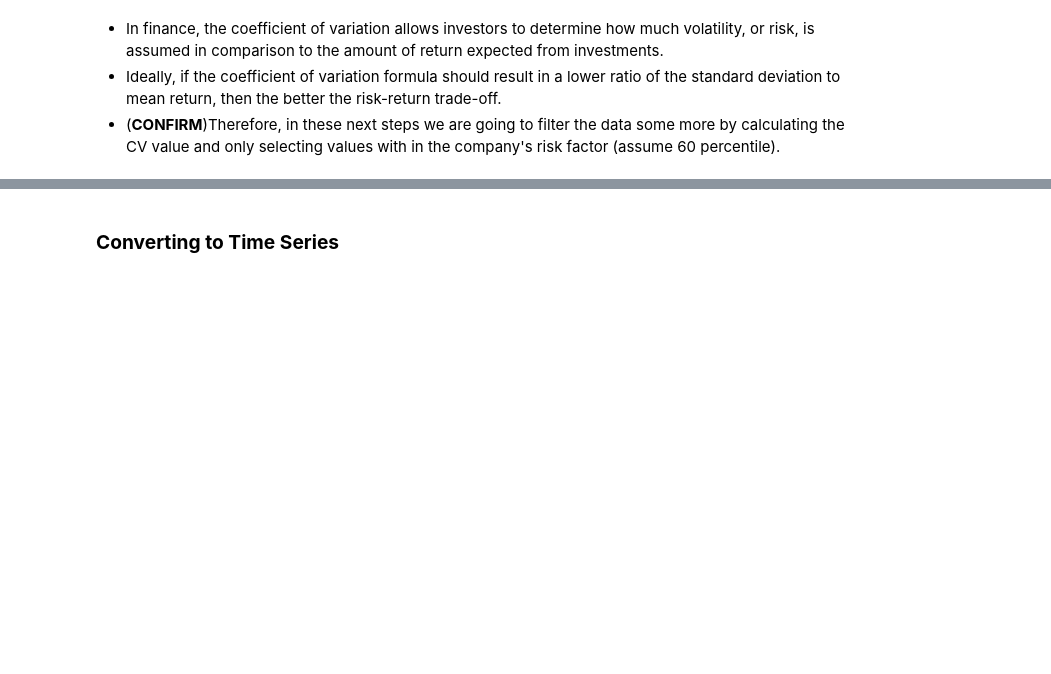
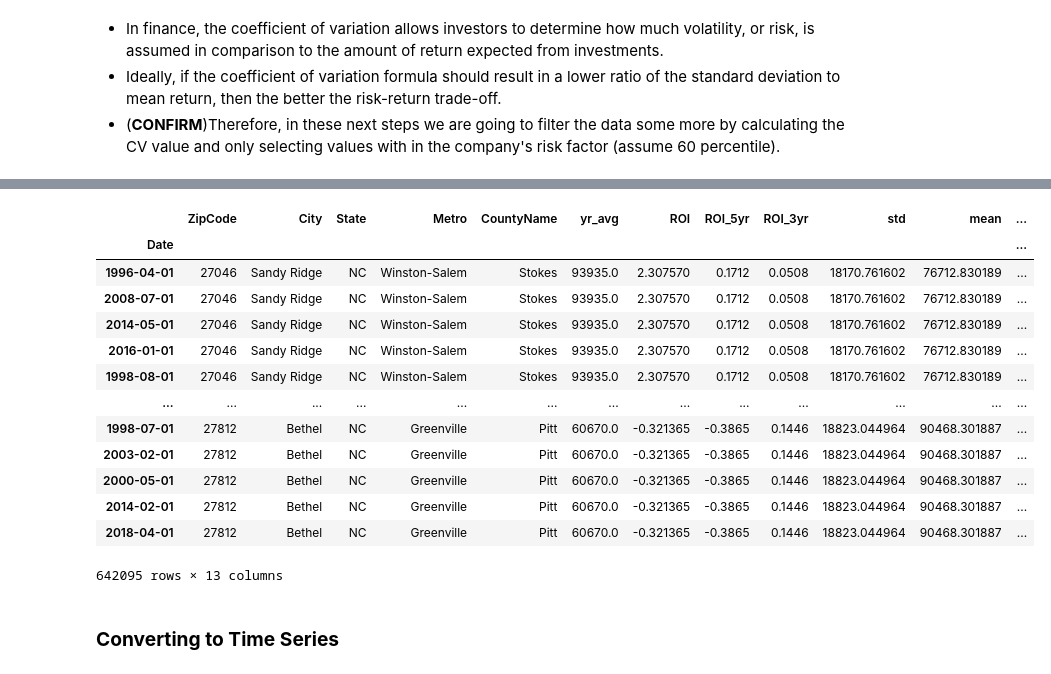
Before and after one commit to charles4data/Forecasting-Real-Estate-Prices---Time-Series-Modeling, a Jupyter notebook: Time_series_Analysis_Project.ipynb, the cells around one changed output, grey strips where cells are left out. Drawn from its saved outputs; the diff is of its cells as text; code cells hidden in the pictures; blank space fills up the shorter version.

```diff
--- a/Time_series_Analysis_Project.ipynb
+++ b/Time_series_Analysis_Project.ipynb
@@ -263,0 +470,7 @@ Index(['RegionID', 'ZipCode', 'City', 'State', 'Metro', 'CountyName',
+# %%
+states_roi_cv_grouped = states_roi_cv.groupby('State').sum()['ROI']
+states_roi_cv_grouped.sort_values(ascending=False)
+
+# max roi, least cv
+target_states = list(states_roi_cv_grouped.sort_values(ascending=False).index)
+target_states
@@ -263,0 +479,6 @@ Index(['RegionID', 'ZipCode', 'City', 'State', 'Metro', 'CountyName',
+# %%
+# Filter the DataFrame for the target states
+states_combined = states_roi_cv[states_roi_cv['State'].isin(target_states)]
+
+# Print the filtered DataFrame
+states_combined.head()
@@ -264,3 +524,30 @@ Index(['RegionID', 'ZipCode', 'City', 'State', 'Metro', 'CountyName',
+# %%
+# Convert 'date' column to datetime format
+states_melted['Date'] = pd.to_datetime(states_melted['Date'])
+
+# Set the 'Date' column as index
+states_melted.set_index('Date', inplace=True)
+# %%
+# Sort the DataFrame by ROI in descending order
+top_10_zipcodes = states_melted.sort_values(by='ROI', ascending=False)
+
+# Print the top 10 zip codes by ROI
+top_10_zipcodes
+# %% [output]
+|  | ZipCode | City | State | Metro | CountyName | yr_avg | ROI | ROI_5yr | ROI_3yr | std | mean | ... |
+| Date |  |  |  |  |  |  |  |  |  |  |  | ... |
+| 1996-04-01 | 27046 | Sandy Ridge | NC | Winston-Salem | Stokes | 93935.0 | 2.307570 | 0.1712 | 0.0508 | 18170.761602 | 76712.830189 | ... |
+| 2008-07-01 | 27046 | Sandy Ridge | NC | Winston-Salem | Stokes | 93935.0 | 2.307570 | 0.1712 | 0.0508 | 18170.761602 | 76712.830189 | ... |
+| 2014-05-01 | 27046 | Sandy Ridge | NC | Winston-Salem | Stokes | 93935.0 | 2.307570 | 0.1712 | 0.0508 | 18170.761602 | 76712.830189 | ... |
+| 2016-01-01 | 27046 | Sandy Ridge | NC | Winston-Salem | Stokes | 93935.0 | 2.307570 | 0.1712 | 0.0508 | 18170.761602 | 76712.830189 | ... |
+| 1998-08-01 | 27046 | Sandy Ridge | NC | Winston-Salem | Stokes | 93935.0 | 2.307570 | 0.1712 | 0.0508 | 18170.761602 | 76712.830189 | ... |
+| ... | ... | ... | ... | ... | ... | ... | ... | ... | ... | ... | ... | ... |
+| 1998-07-01 | 27812 | Bethel | NC | Greenville | Pitt | 60670.0 | -0.321365 | -0.3865 | 0.1446 | 18823.044964 | 90468.301887 | ... |
+| 2003-02-01 | 27812 | Bethel | NC | Greenville | Pitt | 60670.0 | -0.321365 | -0.3865 | 0.1446 | 18823.044964 | 90468.301887 | ... |
+| 2000-05-01 | 27812 | Bethel | NC | Greenville | Pitt | 60670.0 | -0.321365 | -0.3865 | 0.1446 | 18823.044964 | 90468.301887 | ... |
+| 2014-02-01 | 27812 | Bethel | NC | Greenville | Pitt | 60670.0 | -0.321365 | -0.3865 | 0.1446 | 18823.044964 | 90468.301887 | ... |
+| 2018-04-01 | 27812 | Bethel | NC | Greenville | Pitt | 60670.0 | -0.321365 | -0.3865 | 0.1446 | 18823.044964 | 90468.301887 | ... |
+642095 rows × 13 columns
 # %% [markdown]
 ### **Converting to Time Series**
 # %% [markdown]
```
Also changed, not shown: parts of 66 cells of this notebook.
